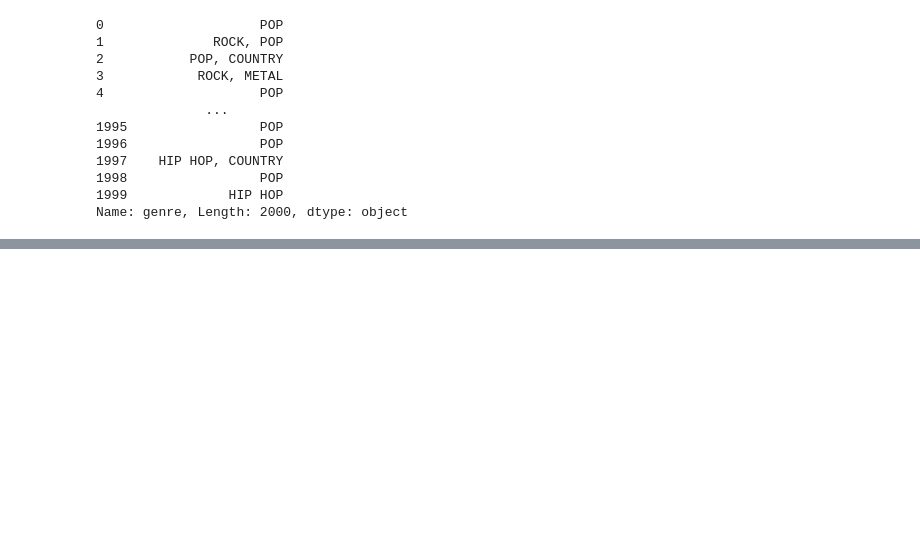
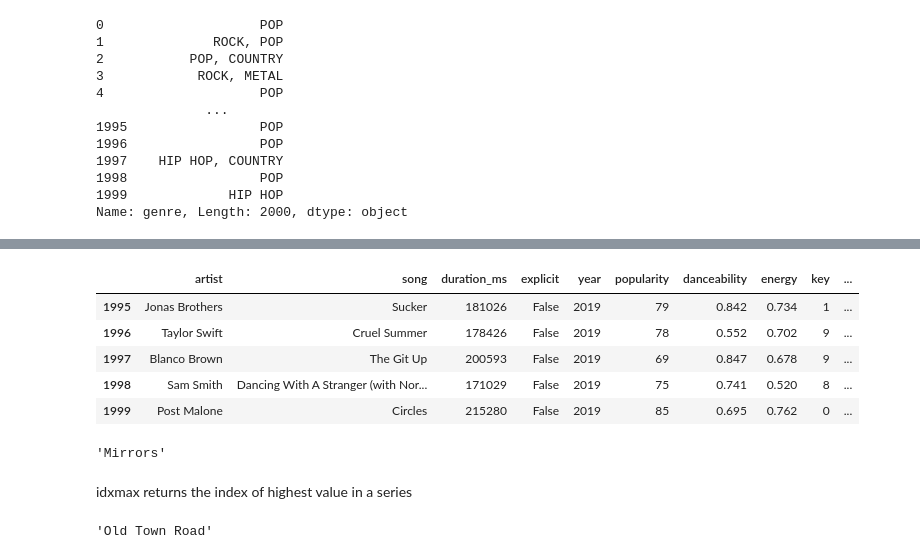
Before and after one commit to htuteja04/practice, a Jupyter notebook: Pandas/Practice_1.ipynb, the cells around one changed output, grey strips where cells are left out. Drawn from its saved outputs; the diff is of its cells as text; code cells hidden in the pictures; blank space fills up the shorter version.

```diff
--- a/Pandas/Practice_1.ipynb
+++ b/Pandas/Practice_1.ipynb
@@ -334,0 +416,9 @@ Name: genre, Length: 2000, dtype: object
+# %%
+df_spo.tail()
+# %% [output]
+|  | artist | song | duration_ms | explicit | year | popularity | danceability | energy | key | ... |
+| 1995 | Jonas Brothers | Sucker | 181026 | False | 2019 | 79 | 0.842 | 0.734 | 1 | ... |
+| 1996 | Taylor Swift | Cruel Summer | 178426 | False | 2019 | 78 | 0.552 | 0.702 | 9 | ... |
+| 1997 | Blanco Brown | The Git Up | 200593 | False | 2019 | 69 | 0.847 | 0.678 | 9 | ... |
+| 1998 | Sam Smith | Dancing With A Stranger (with Nor... | 171029 | False | 2019 | 75 | 0.741 | 0.520 | 8 | ... |
+| 1999 | Post Malone | Circles | 215280 | False | 2019 | 85 | 0.695 | 0.762 | 0 | ... |
@@ -334,0 +427,6 @@ Name: genre, Length: 2000, dtype: object
+# %%
+df_spo.loc[longest, 'song']
+# %% [output]
+'Mirrors'
+# %% [markdown]
+idxmax returns the index of highest value in a series
@@ -334,0 +435,4 @@ Name: genre, Length: 2000, dtype: object
+# %%
+df_spo.loc[shortest, 'song']
+# %% [output]
+'Old Town Road'
```
Also changed, not shown: parts of 10 cells of this notebook, 2 other files.
